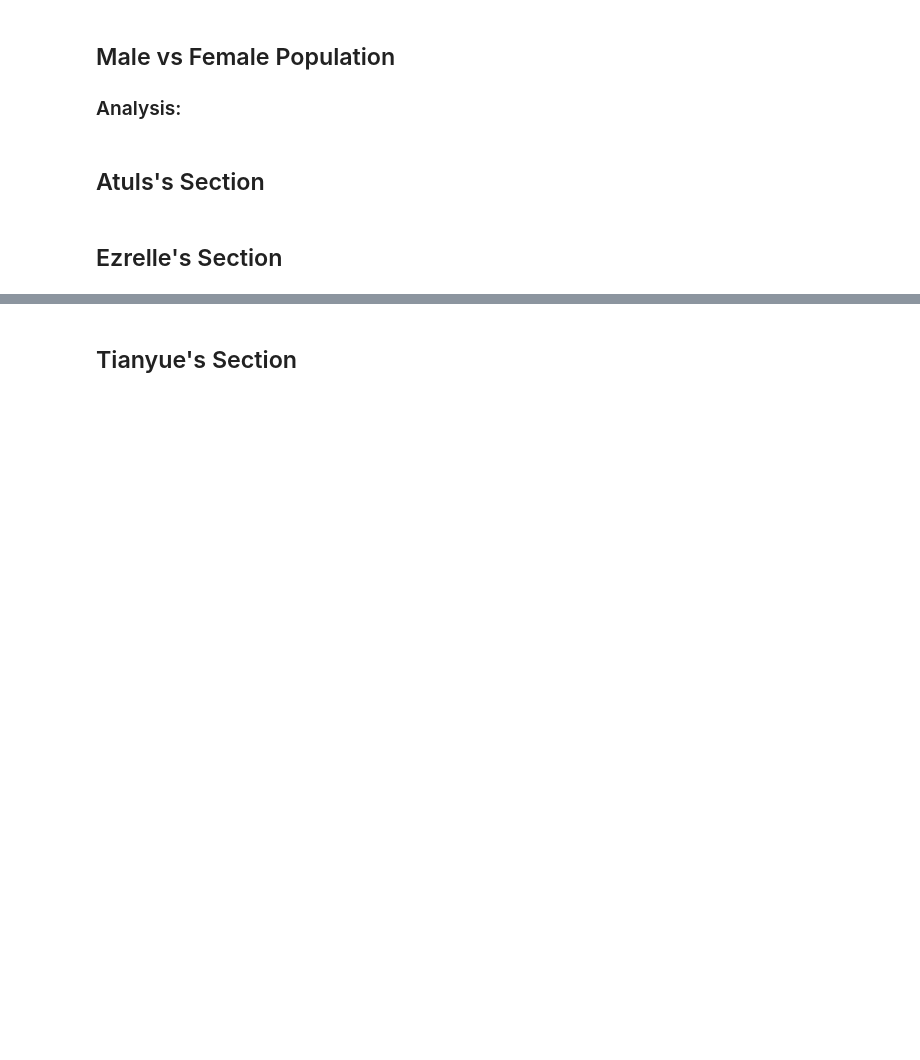
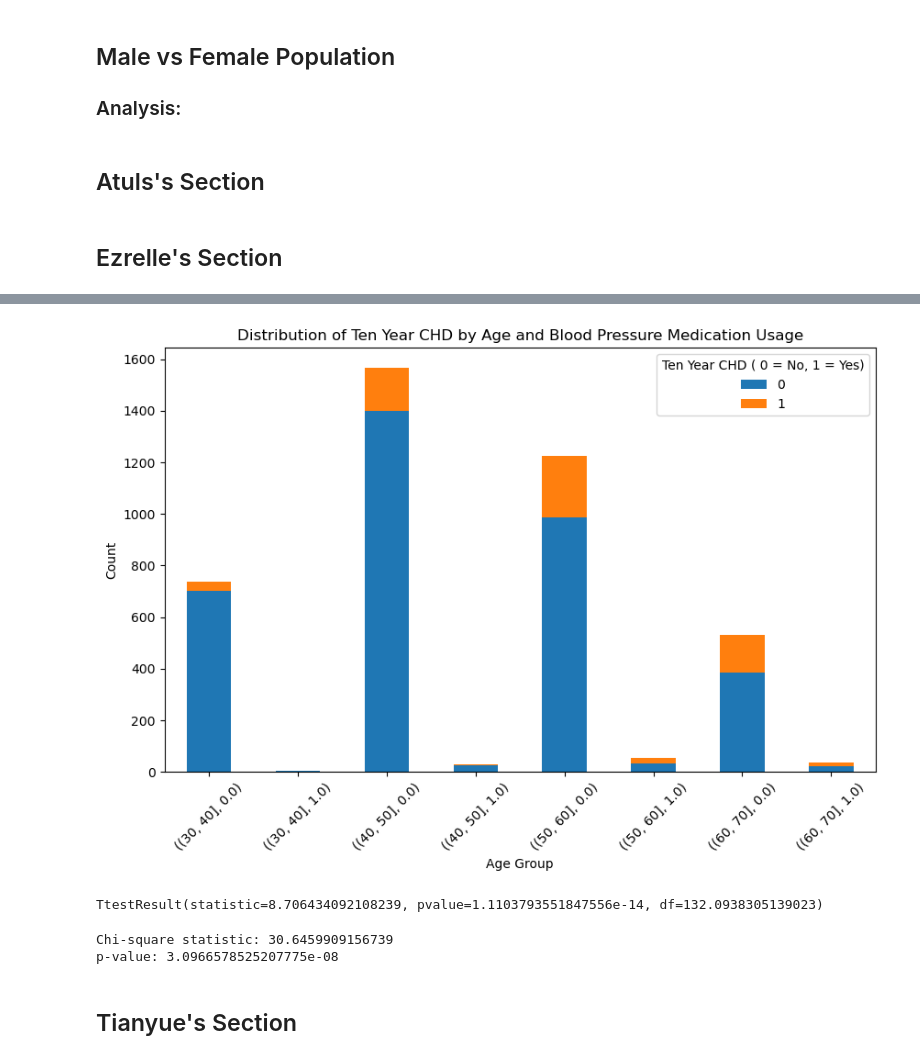
Before and after one commit to myhre062/heart-disease-analysis, a Jupyter notebook: heart-disease-data-analysis.ipynb, the cells around one changed output, grey strips where cells are left out. Drawn from its saved outputs; the diff is of its cells as text; code cells hidden in the pictures; blank space fills up the shorter version.

```diff
--- a/heart-disease-data-analysis.ipynb
+++ b/heart-disease-data-analysis.ipynb
@@ -218,3 +262,46 @@ plt.show()
+# %%
+
+bin_edges = [30, 40, 50, 60, 70]
+age_bins = pd.cut(bpmeds_age_chd_df['age'], bins=bin_edges)
+
+# Calculate counts of TenYearCHD for each age group and BPMeds
+age_bpmeds_chd_counts = bpmeds_age_chd_df.groupby([age_bins, 'BPMeds', 'TenYearCHD']).size().unstack()
+
+# Plot the grouped bar plot
+plt.figure(figsize=(10,6))
+age_bpmeds_chd_counts.plot(kind='bar', stacked=True, ax=plt.gca())
+plt.title('Distribution of Ten Year CHD by Age and Blood Pressure Medication Usage')
+plt.xlabel('Age Group')
+plt.ylabel('Count')
+plt.xticks(rotation=45)
+plt.legend(title='Ten Year CHD ( 0 = No, 1 = Yes)', loc='upper right')
+plt.show()
+# %% [output]
+[figure, added]
+# %%
+# calculate the population mean for BPMeds usage
+bpmeds_population = bpmeds_age_chd_df[bpmeds_age_chd_df["BPMeds"] == 1]
+bpmeds_population.age.mean()
+
+no_bpmeds_population = bpmeds_age_chd_df[bpmeds_age_chd_df["BPMeds"] == 0]
+no_bpmeds_population.age.mean()
+
+# Calculate Independent (Two Sample) t-test
+stats.ttest_ind(bpmeds_population.age, no_bpmeds_population.age, equal_var=False)
+# %% [output]
+TtestResult(statistic=8.706434092108239, pvalue=1.1103793551847556e-14, df=132.0938305139023)
+# %%
+# Contingency table
+contingency_table = pd.crosstab(bpmeds_df['BPMeds'], bpmeds_df['TenYearCHD'])
+
+# Perform chi-square test
+chi2, p, dof, expected = chi2_contingency(contingency_table)
+
+print("Chi-square statistic:", chi2)
+print("p-value:", p)
+# %% [output]
+Chi-square statistic: 30.6459909156739
+p-value: 3.0966578525207775e-08
 # %% [markdown]
 ## Tianyue's Section
 # %%
```
Also changed, not shown: parts of 9 cells of this notebook.
